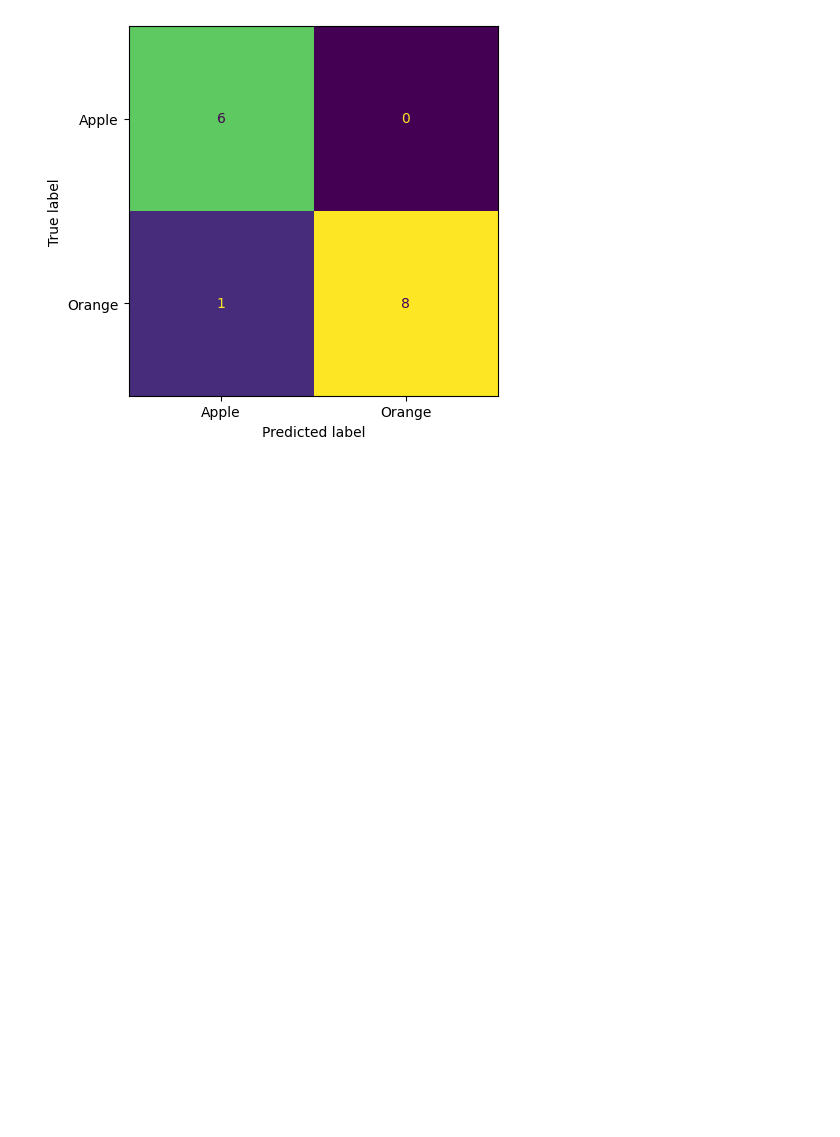
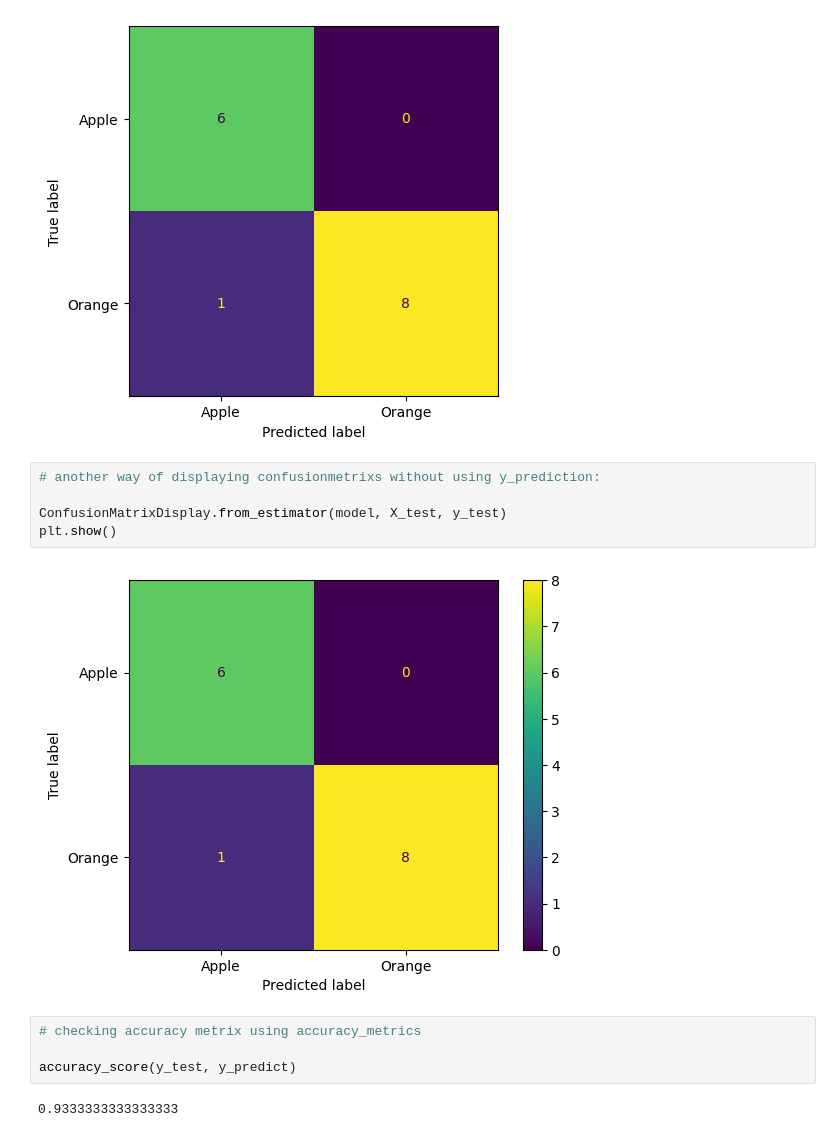
Before and after one commit to dasharepani/decisiontree, a Jupyter notebook: Decisiontree_example1.ipynb, the cells around one changed output. Saved outputs shown, nothing was run; the diff lists cells and outputs as text; blank space fills up the shorter version.

```diff
--- a/Decisiontree_example1.ipynb
+++ b/Decisiontree_example1.ipynb
@@ -228,3 +230,16 @@ ConfusionMatrixDisplay.from_predictions(y_test, y_predict, colorbar=False)
 plt.show()
 # %% [output]
 [figure]
+# %%
+# another way of displaying confusionmetrixs without using y_prediction:
+
+ConfusionMatrixDisplay.from_estimator(model, X_test, y_test)
+plt.show()
+# %% [output]
+[figure, added]
+# %%
+# checking accuracy metrix using accuracy_metrics
+
+accuracy_score(y_test, y_predict)
+# %% [output]
+0.9333333333333333
```
Also changed, not shown: parts of 4 cells of this notebook, 2 other files.
